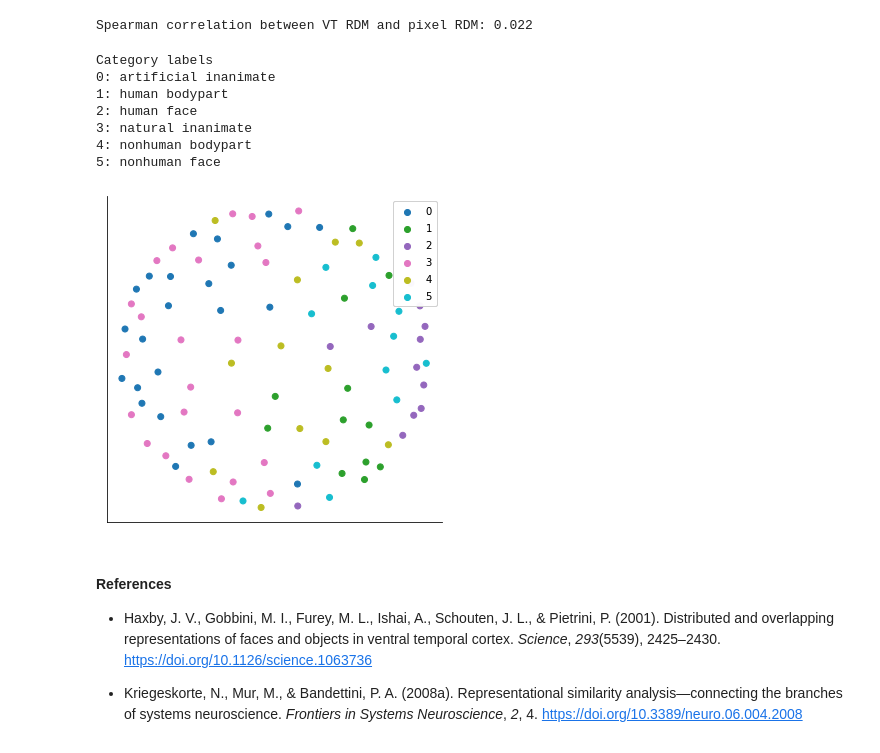
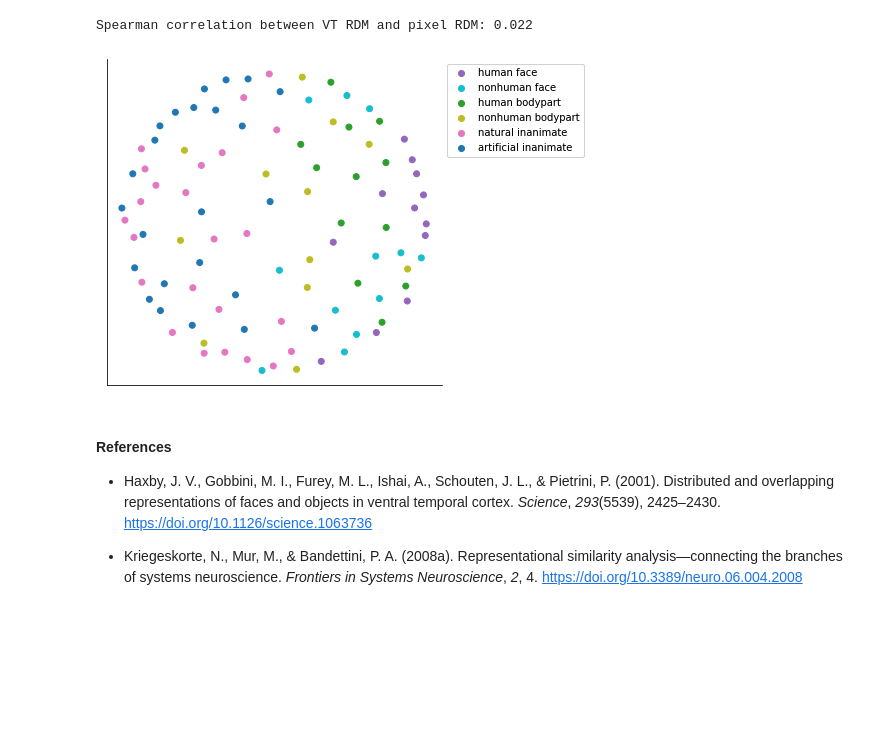
Before and after one commit to yunchang-z/neu502b-lab, a Jupyter notebook: fmri-09/fmri-09-rsa.ipynb, the cells around one changed output. Drawn from its saved outputs; the diff is of its cells as text; code cells hidden in the pictures; blank space fills up the shorter version.

```diff
--- a/fmri-09/fmri-09-rsa.ipynb
+++ b/fmri-09/fmri-09-rsa.ipynb
@@ -323,30 +322,25 @@ Spearman correlation between VT RDM and pixel RDM: 0.022
 # %%
 # Fit MDS to get positions in 2D space
 from sklearn.manifold import MDS
 
 mds = MDS(n_components=2, dissimilarity="precomputed")
 positions = mds.fit(squareform(rdm_vt)).embedding_
 
 # Plot positions returned by MDS
-print("Category labels")
-[print(f'{label}: {name}') for label, name in enumerate(category_names)]
+reorder = [2, 5, 1, 4, 3, 0]
+
 fig, ax = plt.subplots(figsize=(6, 6))
 scatter = ax.scatter(positions[:, 0], positions[:, 1],
                      c=category_labels, cmap='tab10')
-legend = ax.legend(*scatter.legend_elements())
+legend = ax.legend(np.array(scatter.legend_elements()[0])[reorder],
+                   np.array(category_names)[reorder],
+                   bbox_to_anchor=(1, 1))
 ax.add_artist(legend)
 ax.set_xticks([])
 ax.set_yticks([])
 sns.despine()
 # %% [output]
-Category labels
-0: artificial inanimate
-1: human bodypart
-2: human face
-3: natural inanimate
-4: nonhuman bodypart
-5: nonhuman face
-[figure, old version]
+[figure, new version]
 # %% [markdown]
 #### References
 * Haxby, J. V., Gobbini, M. I., Furey, M. L., Ishai, A., Schouten, J. L., & Pietrini, P. (2001). Distributed and overlapping representations of faces and objects in ventral temporal cortex. *Science*, *293*(5539), 2425–2430. https://doi.org/10.1126/science.1063736
```
Also changed, not shown: parts of 6 cells of this notebook.
